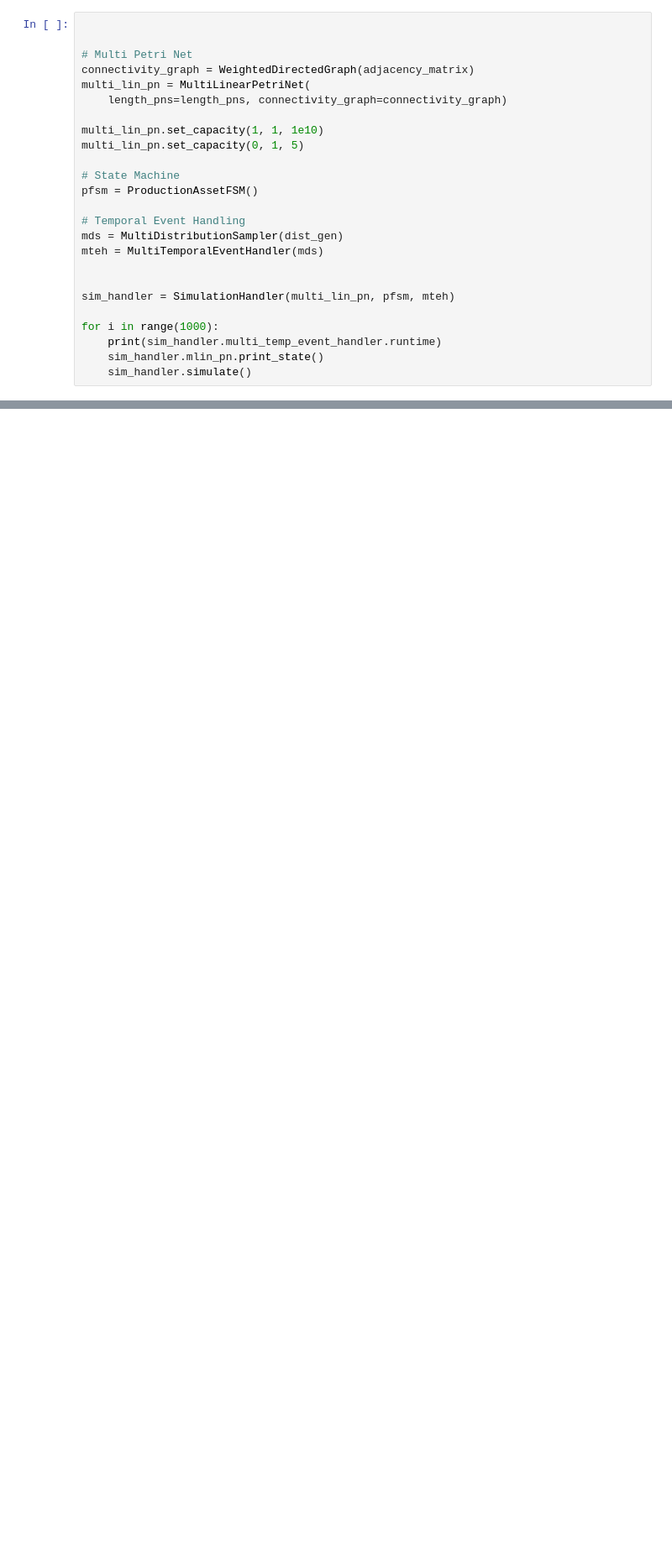
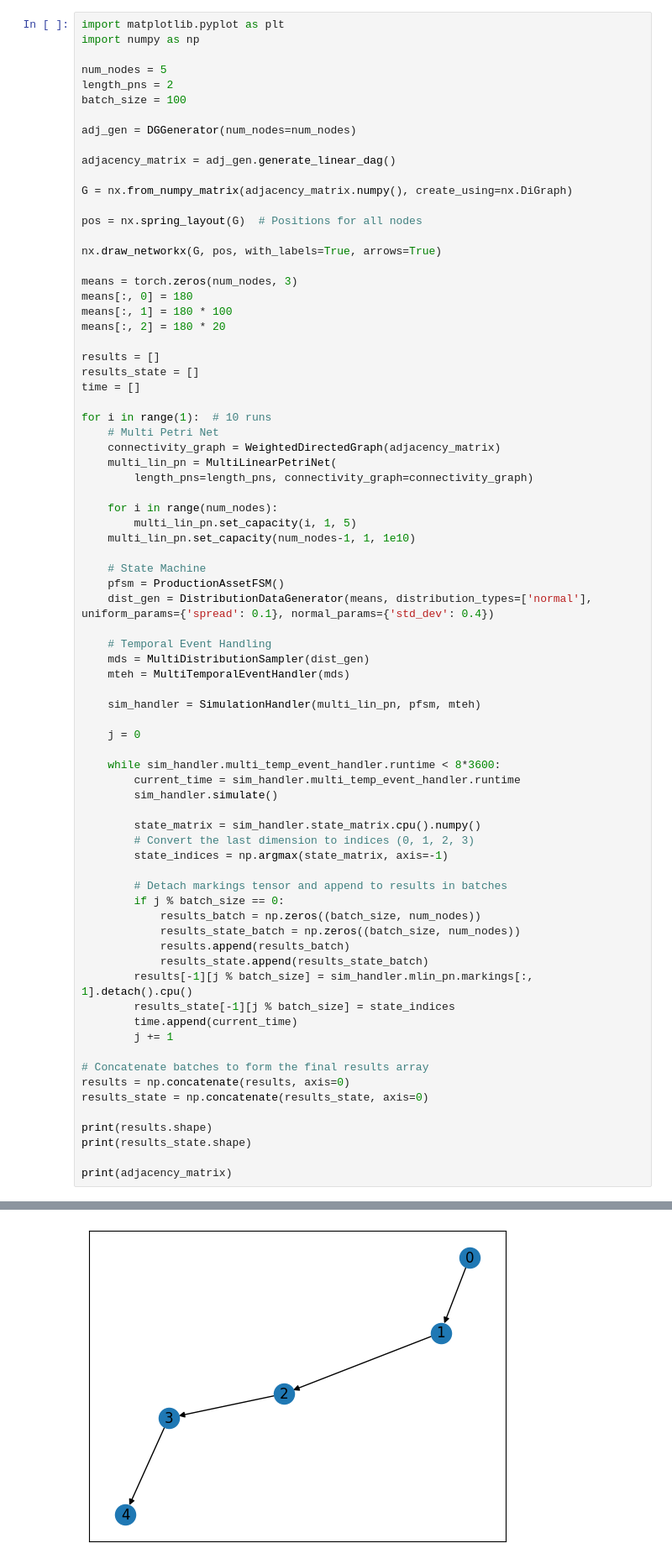
Before and after one commit to nachtflug6/ProcessTimeSeries, a Jupyter notebook: main.ipynb, the cells around one changed output, grey strips where cells are left out. Shown at 84% size. Cells and saved outputs as stored; diff of their text form; blank space fills up the shorter version.

```diff
--- a/main.ipynb
+++ b/main.ipynb
@@ -45,26 +15,77 @@ tensor([[0, 1],
 # %%
+import matplotlib.pyplot as plt
+import numpy as np
 
+num_nodes = 5
+length_pns = 2
+batch_size = 100
 
-# Multi Petri Net
-connectivity_graph = WeightedDirectedGraph(adjacency_matrix)
-multi_lin_pn = MultiLinearPetriNet(
-    length_pns=length_pns, connectivity_graph=connectivity_graph)
+adj_gen = DGGenerator(num_nodes=num_nodes)
 
-multi_lin_pn.set_capacity(1, 1, 1e10)
-multi_lin_pn.set_capacity(0, 1, 5)
+adjacency_matrix = adj_gen.generate_linear_dag()
 
-# State Machine
-pfsm = ProductionAssetFSM()
+G = nx.from_numpy_matrix(adjacency_matrix.numpy(), create_using=nx.DiGraph)
 
-# Temporal Event Handling
-mds = MultiDistributionSampler(dist_gen)
-mteh = MultiTemporalEventHandler(mds)
+pos = nx.spring_layout(G)  # Positions for all nodes
 
+nx.draw_networkx(G, pos, with_labels=True, arrows=True)
 
-sim_handler = SimulationHandler(multi_lin_pn, pfsm, mteh)
+means = torch.zeros(num_nodes, 3)
+means[:, 0] = 180
+means[:, 1] = 180 * 100
+means[:, 2] = 180 * 20
 
-for i in range(1000):
-    print(sim_handler.multi_temp_event_handler.runtime)
-    sim_handler.mlin_pn.print_state()
-    sim_handler.simulate()
+results = []
+results_state = []
+time = []
+
+for i in range(1):  # 10 runs
+    # Multi Petri Net
+    connectivity_graph = WeightedDirectedGraph(adjacency_matrix)
+    multi_lin_pn = MultiLinearPetriNet(
+        length_pns=length_pns, connectivity_graph=connectivity_graph)
+
+    for i in range(num_nodes):
+        multi_lin_pn.set_capacity(i, 1, 5)
+    multi_lin_pn.set_capacity(num_nodes-1, 1, 1e10)
+
+    # State Machine
+    pfsm = ProductionAssetFSM()
+    dist_gen = DistributionDataGenerator(means, distribution_types=['normal'], uniform_params={'spread': 0.1}, normal_params={'std_dev': 0.4})
+
+    # Temporal Event Handling
+    mds = MultiDistributionSampler(dist_gen)
+    mteh = MultiTemporalEventHandler(mds)
+
+    sim_handler = SimulationHandler(multi_lin_pn, pfsm, mteh)
+
+    j = 0
+
+    while sim_handler.multi_temp_event_handler.runtime < 8*3600:
+        current_time = sim_handler.multi_temp_event_handler.runtime
+        sim_handler.simulate()
+
+        state_matrix = sim_handler.state_matrix.cpu().numpy()
+        # Convert the last dimension to indices (0, 1, 2, 3)
+        state_indices = np.argmax(state_matrix, axis=-1)
+
+        # Detach markings tensor and append to results in batches
+        if j % batch_size == 0:
+            results_batch = np.zeros((batch_size, num_nodes))
+            results_state_batch = np.zeros((batch_size, num_nodes))
+            results.append(results_batch)
+            results_state.append(results_state_batch)
+        results[-1][j % batch_size] = sim_handler.mlin_pn.markings[:, 1].detach().cpu()
+        results_state[-1][j % batch_size] = state_indices
+        time.append(current_time)
+        j += 1
+
+# Concatenate batches to form the final results array
+results = np.concatenate(results, axis=0)
+results_state = np.concatenate(results_state, axis=0)
+
+print(results.shape)
+print(results_state.shape)
+
+print(adjacency_matrix)
 # %% [output]
@@ -87,0 +99 @@ tensor(4305.5352)
+[figure, added]
```
Also changed, not shown: parts of 4 cells of this notebook, 5 other files.
